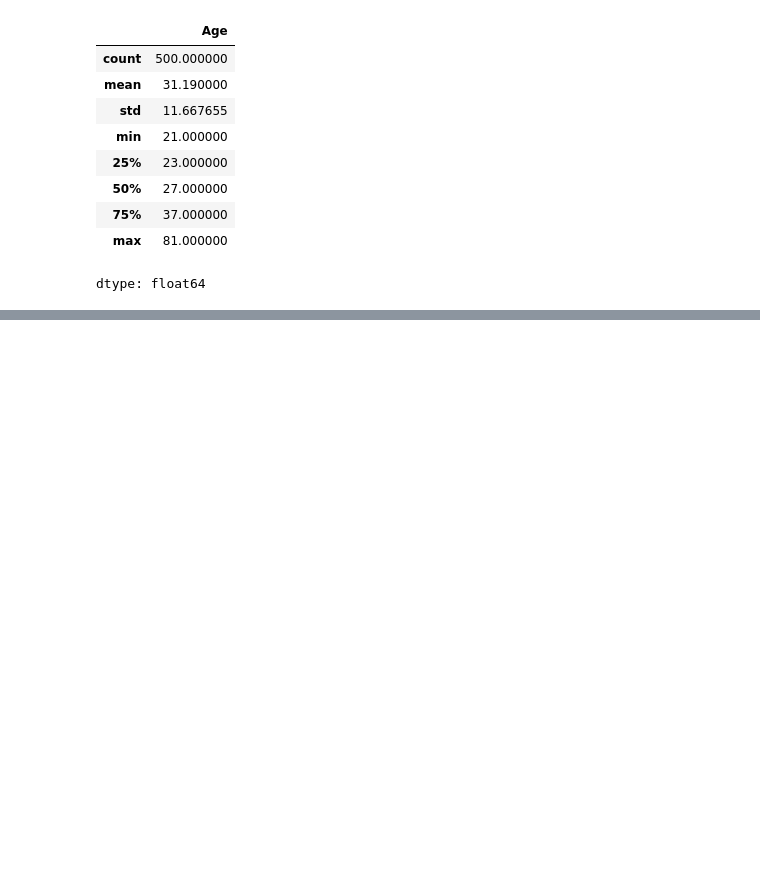
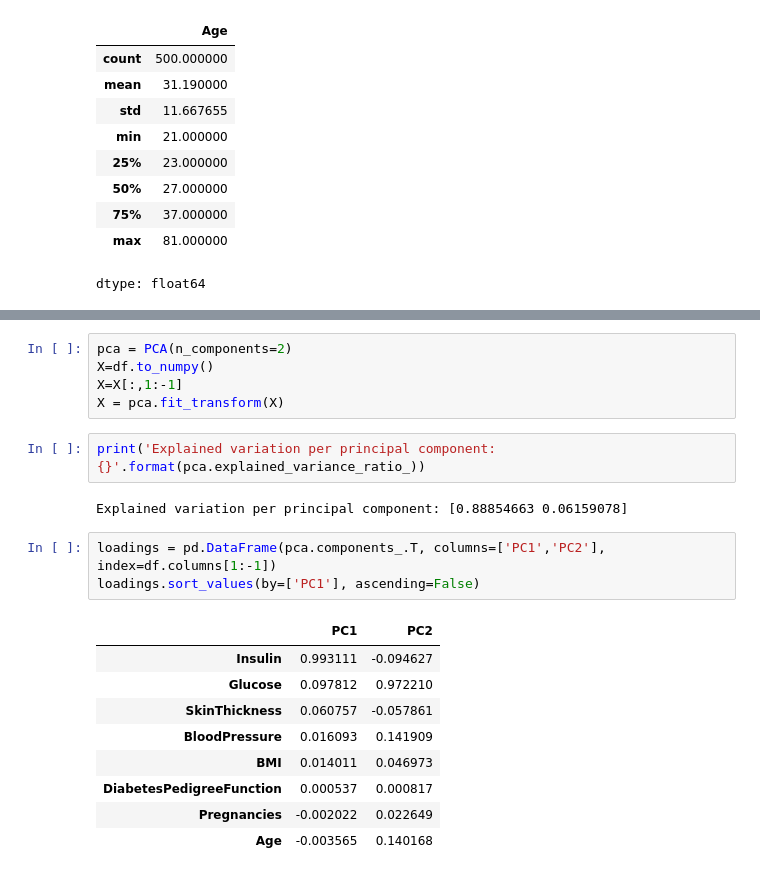
Before and after one commit to rhiats/pimaSpec, a Jupyter notebook: pima.ipynb, the cells around one changed output, grey strips where cells are left out. Cells and saved outputs as stored; diff of their text form; blank space fills up the shorter version.

```diff
--- a/pima.ipynb
+++ b/pima.ipynb
@@ -226,0 +303,22 @@ dtype: float64
+# %%
+pca = PCA(n_components=2)
+X=df.to_numpy()
+X=X[:,1:-1]
+X = pca.fit_transform(X)
+# %%
+print('Explained variation per principal component: {}'.format(pca.explained_variance_ratio_))
+# %% [output]
+Explained variation per principal component: [0.88854663 0.06159078]
+# %%
+loadings = pd.DataFrame(pca.components_.T, columns=['PC1','PC2'], index=df.columns[1:-1])
+loadings.sort_values(by=['PC1'], ascending=False)
+# %% [output]
+|  | PC1 | PC2 |
+| Insulin | 0.993111 | -0.094627 |
+| Glucose | 0.097812 | 0.972210 |
+| SkinThickness | 0.060757 | -0.057861 |
+| BloodPressure | 0.016093 | 0.141909 |
+| BMI | 0.014011 | 0.046973 |
+| DiabetesPedigreeFunction | 0.000537 | 0.000817 |
+| Pregnancies | -0.002022 | 0.022649 |
+| Age | -0.003565 | 0.140168 |
```
Also changed, not shown: parts of 18 cells of this notebook.
